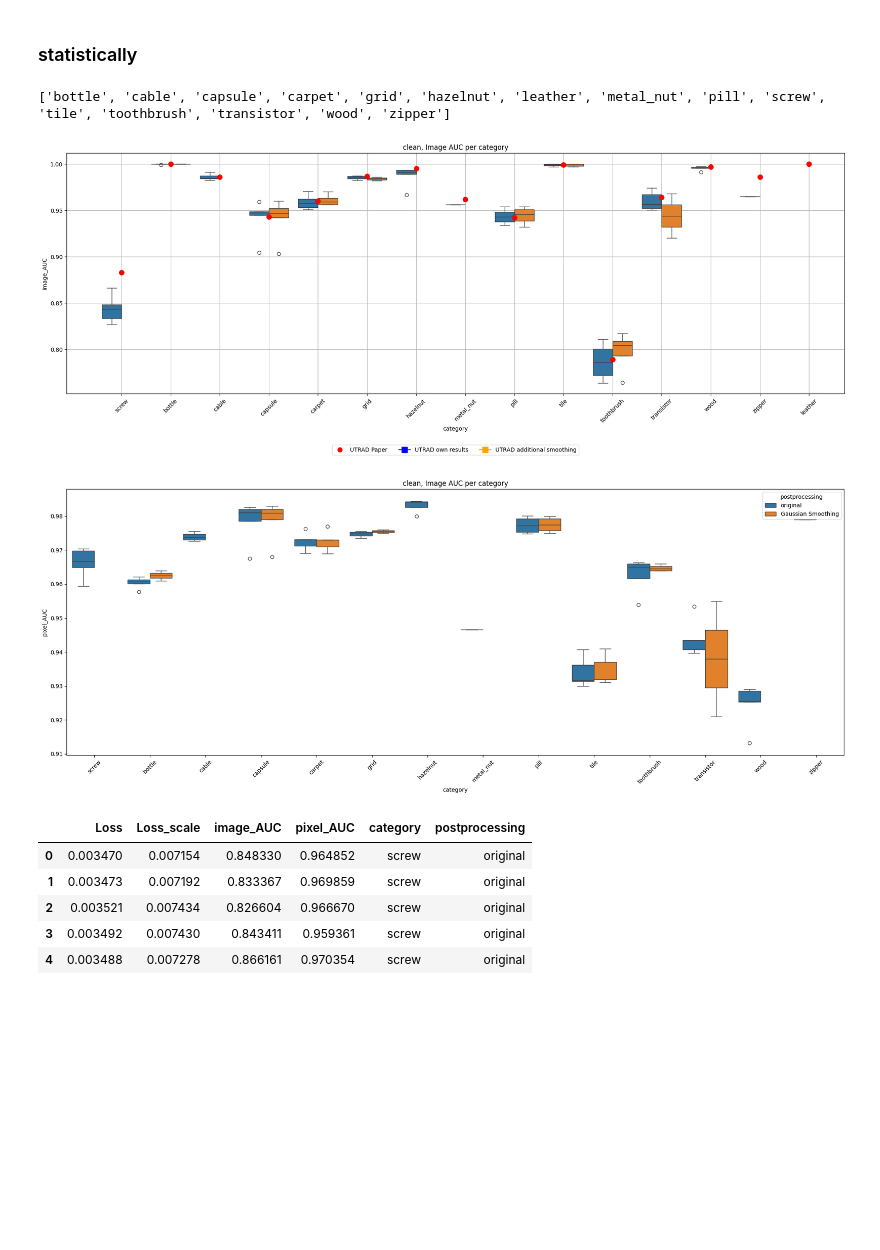
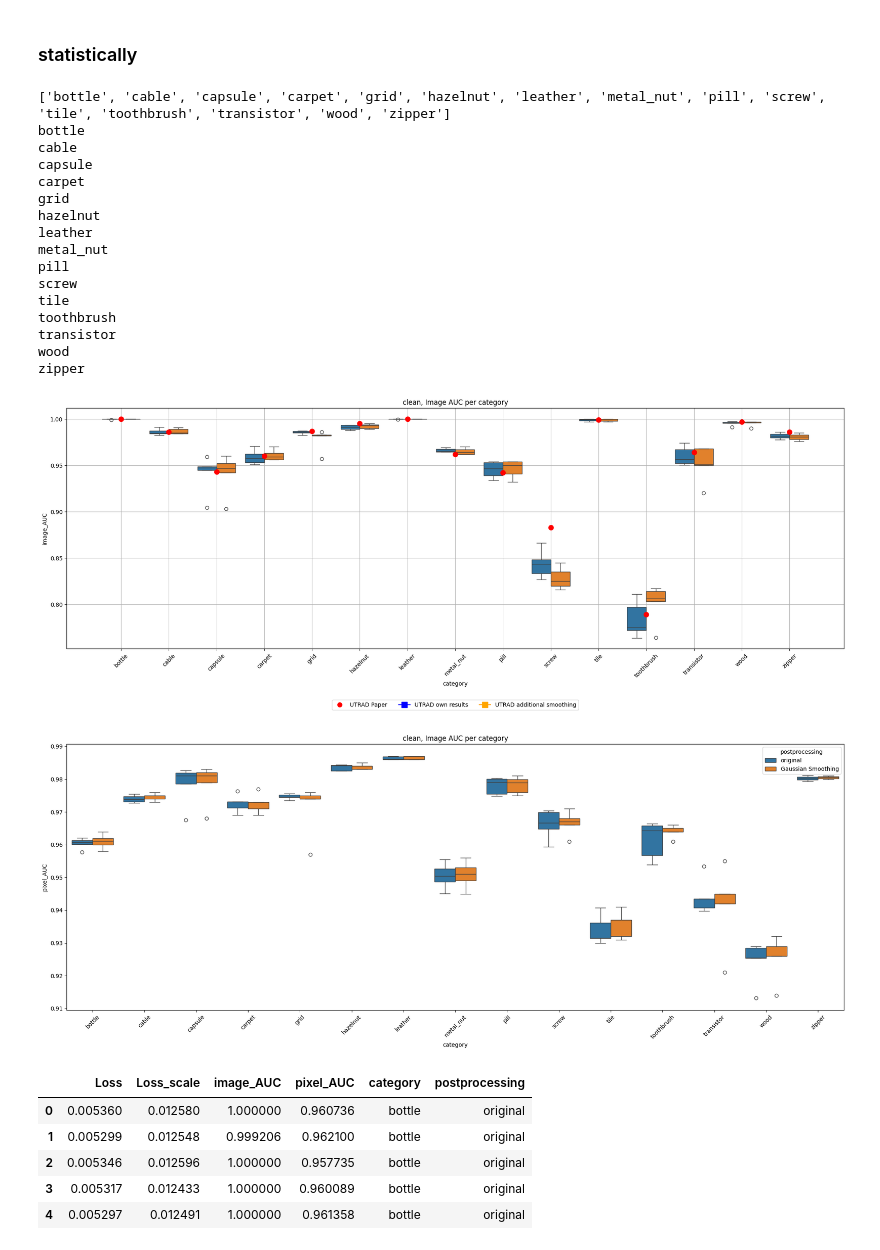
Before and after one commit to buehlpa/UTRAD, a Jupyter notebook: inspect_training_val_mvtec.ipynb, the cells around one changed output. Saved outputs shown, nothing was run; the diff lists cells and outputs as text; code cells hidden in the pictures; blank space fills up the shorter version.

```diff
--- a/inspect_training_val_mvtec.ipynb
+++ b/inspect_training_val_mvtec.ipynb
@@ -457,18 +457,20 @@ category_list= list(conf['anomaly_categories'].keys())
 run_range= np.arange(1,6)
 
 res_df=[]
-df_screw=last_rows_metric(filepaths_clean_100)
-df_screw['category']= ['screw']*len(df_screw)
-df_screw['postprocessing']= ['original']*len(df_screw)
-res_df.append(df_screw)
+# df_screw=last_rows_metric(filepaths_clean_100)
+# df_screw['category']= ['screw']*len(df_screw)
+# df_screw['postprocessing']= ['original']*len(df_screw)
+# res_df.append(df_screw)
+
 
 for category in category_list:
-
+    print(category)
     logfile_paths= []
     for run in run_range:
         logfile_path= os.path.join(root, f'{exp_name}_run_{run}-{category}', 'args.log')
         if os.path.exists(logfile_path):
             logfile_paths.append(logfile_path)
+
     lastrow_df=last_rows_metric(logfile_paths)
     lastrow_df['category']= [category]*len(lastrow_df)
     lastrow_df['postprocessing']= ['original']*len(lastrow_df)
@@ -497,38 +499,53 @@ ax = sns.boxplot(x="category", y="image_AUC", hue="postprocessing", data=res_df)
 
 for category, auc in auc_paper.items():
     ax.scatter(x=category, y=auc, color='red', s=75, zorder=5)
 plt.grid(True)
 
 legend_elements = [
     plt.Line2D([0], [0], marker='o', color='w', label='UTRAD Paper', markerfacecolor='red', markersize=10),
     plt.Line2D([0], [0], marker='s', color='blue', label='UTRAD own results', markersize=10),
     plt.Line2D([0], [0], marker='s', color='orange', label='UTRAD additional smoothing', markersize=10)
 ]
 ax.legend(handles=legend_elements, loc='upper center', bbox_to_anchor=(0.5, -0.2), ncol=3)
 plt.xticks(rotation=45)
 plt.tight_layout()
 plt.show()
 
 
 
 plt.figure(figsize=(20, 8))
 plt.title('clean, Image AUC per category')
 
 sns.boxplot(x="category", y="pixel_AUC", hue="postprocessing", data=res_df)
 
 
 plt.xticks(rotation=45)
 plt.tight_layout()
 plt.show()
 
 res_df.head()
 # %% [output]
 ['bottle', 'cable', 'capsule', 'carpet', 'grid', 'hazelnut', 'leather', 'metal_nut', 'pill', 'screw', 'tile', 'toothbrush', 'transistor', 'wood', 'zipper']
+bottle
+cable
+capsule
+carpet
+grid
+hazelnut
+leather
+metal_nut
+pill
+screw
+tile
+toothbrush
+transistor
+wood
+zipper
-[figure, old version]
+[figure, new version]
-[figure, old version]
+[figure, new version]
 |  | Loss | Loss_scale | image_AUC | pixel_AUC | category | postprocessing |
-| 0 | 0.003470 | 0.007154 | 0.848330 | 0.964852 | screw | original |
-| 1 | 0.003473 | 0.007192 | 0.833367 | 0.969859 | screw | original |
-| 2 | 0.003521 | 0.007434 | 0.826604 | 0.966670 | screw | original |
-| 3 | 0.003492 | 0.007430 | 0.843411 | 0.959361 | screw | original |
-| 4 | 0.003488 | 0.007278 | 0.866161 | 0.970354 | screw | original |
+| 0 | 0.005360 | 0.012580 | 1.000000 | 0.960736 | bottle | original |
+| 1 | 0.005299 | 0.012548 | 0.999206 | 0.962100 | bottle | original |
+| 2 | 0.005346 | 0.012596 | 1.000000 | 0.957735 | bottle | original |
+| 3 | 0.005317 | 0.012433 | 1.000000 | 0.960089 | bottle | original |
+| 4 | 0.005297 | 0.012491 | 1.000000 | 0.961358 | bottle | original |
```
Also changed, not shown: parts of 3 cells of this notebook, 6 other files.
